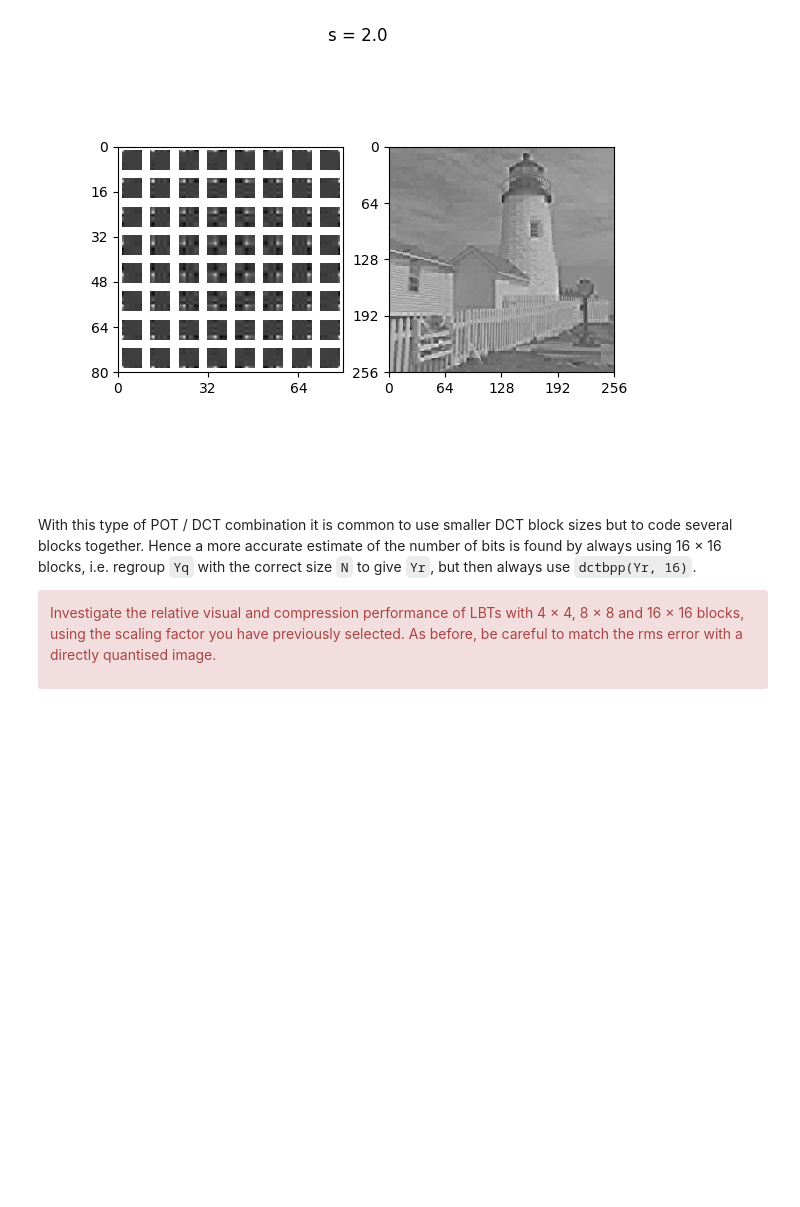
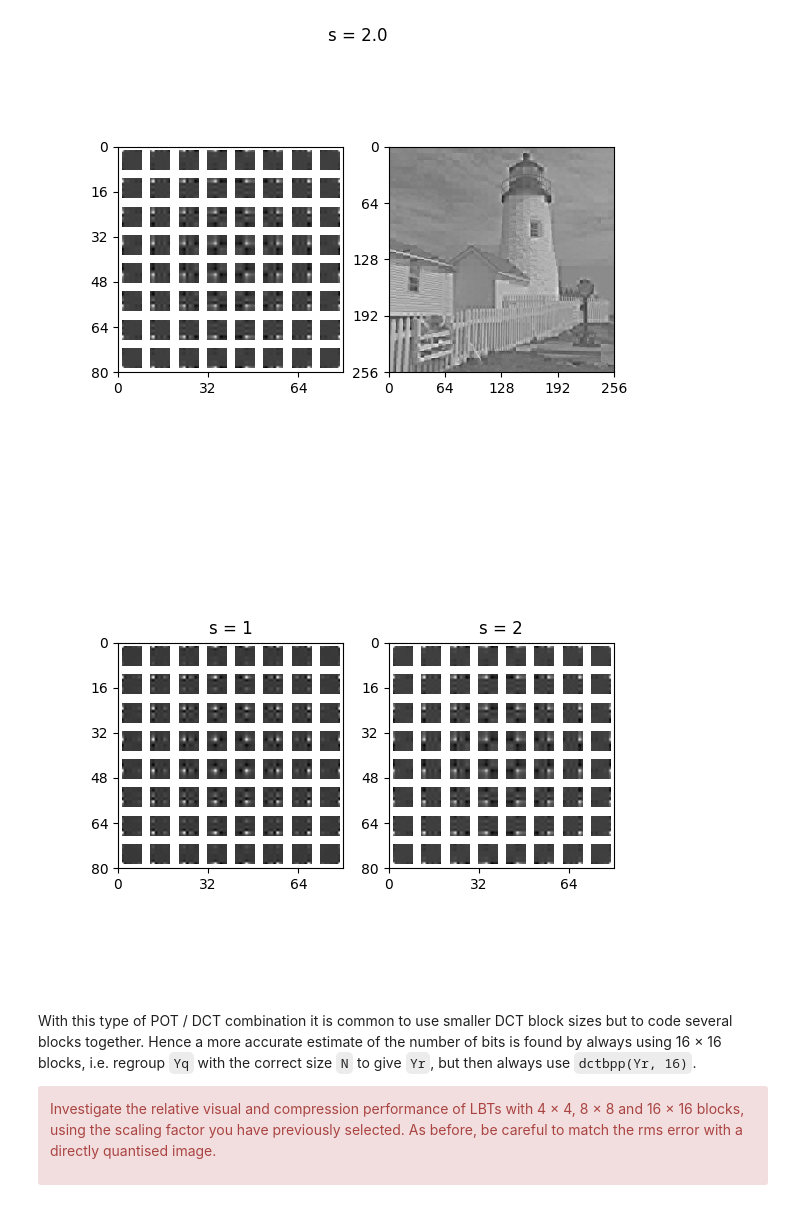
Before and after one commit to a-haber/cued_sf2_lab, a Jupyter notebook: 8-lbt.ipynb, the cells around one changed output. Saved outputs shown, nothing was run; the diff lists cells and outputs as text; code cells hidden in the pictures; blank space fills up the shorter version.

```diff
--- a/8-lbt.ipynb
+++ b/8-lbt.ipynb
@@ -270,6 +280,17 @@ for s_value in s_values_to_try:
 [figure]
 [figure]
 [figure]
+# %%
+fig, axs = plt.subplots(1,2)
+for s_value in [1, 2]:
+    # display bases
+    Pf, Pr = pot_ii(8, s=s_value)
+    bases = np.concatenate([np.full((8,1), np.nan), Pf, np.full((8,1), np.nan)], axis=1)
+    bases = bases.reshape(-1, 1)
+    im_obj = plot_image(bases @ bases.T, ax=axs[s_value-1])
+    axs[s_value-1].set_title(f"s = {s_value}")
+# %% [output]
+[figure, added]
 # %% [markdown]
 With this type of POT / DCT combination it is common to use smaller DCT block sizes
 but to code several blocks together. Hence a more accurate estimate of the number of bits
```
Also changed, not shown: parts of 4 cells of this notebook, 1 other file.
